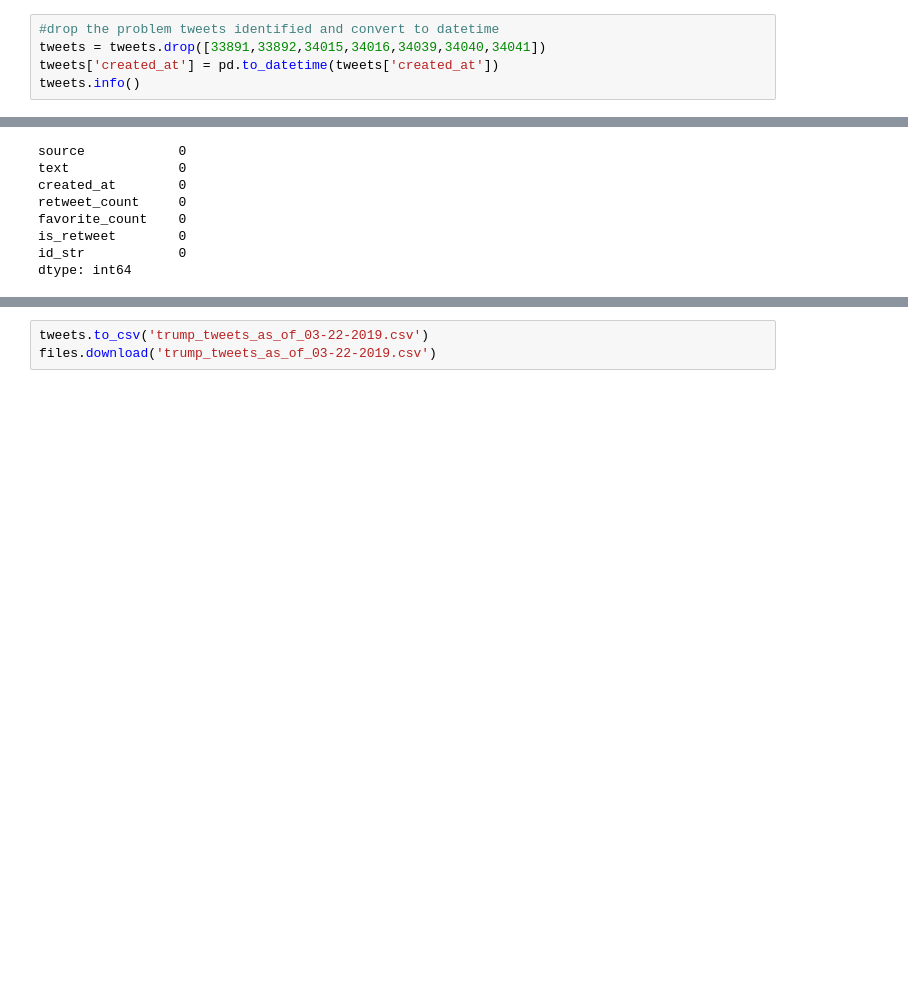
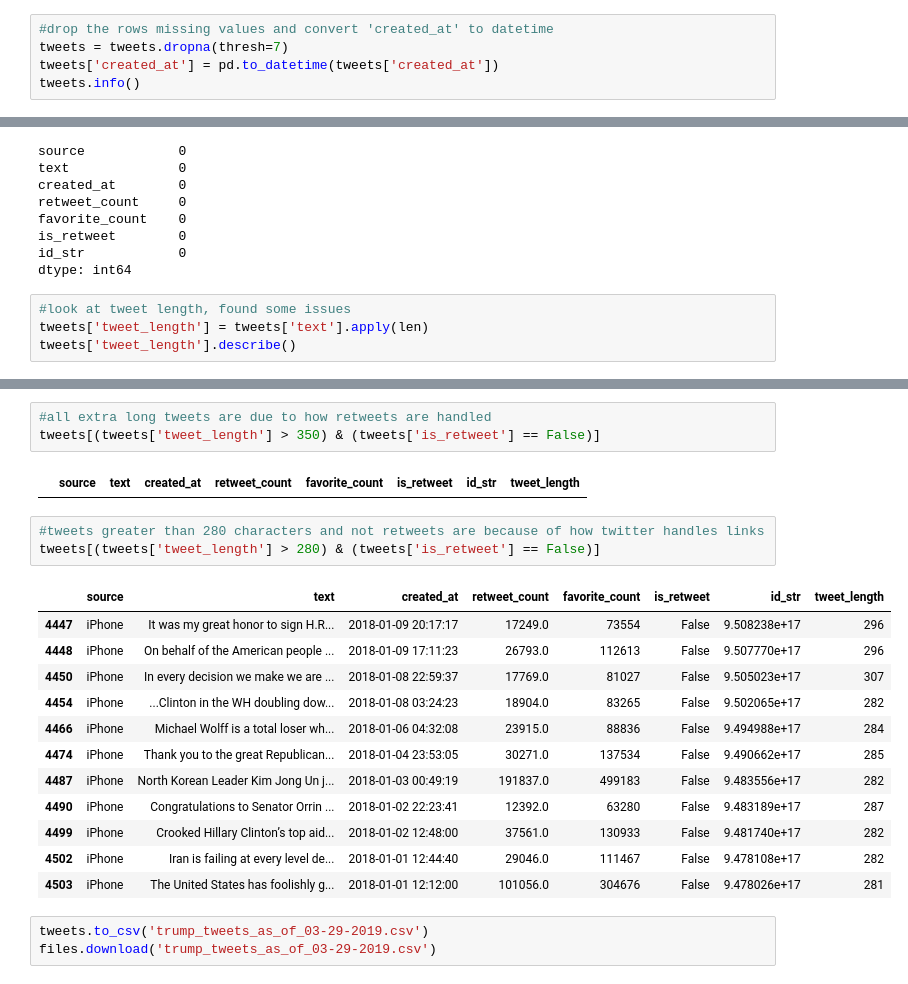
Before and after one commit to bundickm/trump_twitter_archive, a Jupyter notebook: trump_tweets_cleaning.ipynb, the cells around one changed output, grey strips where cells are left out. Saved outputs shown, nothing was run; the diff lists cells and outputs as text; blank space fills up the shorter version.

```diff
--- a/trump_tweets_cleaning.ipynb
+++ b/trump_tweets_cleaning.ipynb
@@ -105,6 +121,6 @@ problem_tweets.head(64)
 # %%
-#drop the problem tweets identified and convert to datetime
-tweets = tweets.drop([33891,33892,34015,34016,34039,34040,34041])
+#drop the rows missing values and convert 'created_at' to datetime
+tweets = tweets.dropna(thresh=7)
 tweets['created_at'] = pd.to_datetime(tweets['created_at'])
 tweets.info()
 # %% [output]
@@ -159,3 +147,7 @@ favorite_count    0
 is_retweet        0
 id_str            0
 dtype: int64
+# %%
+#look at tweet length, found some issues
+tweets['tweet_length'] = tweets['text'].apply(len)
+tweets['tweet_length'].describe()
@@ -162,3 +164,24 @@ dtype: int64
+# %%
+#all extra long tweets are due to how retweets are handled
+tweets[(tweets['tweet_length'] > 350) & (tweets['is_retweet'] == False)]
+# %% [output]
+|  | source | text | created_at | retweet_count | favorite_count | is_retweet | id_str | tweet_length |
+# %%
+#tweets greater than 280 characters and not retweets are because of how twitter handles links
+tweets[(tweets['tweet_length'] > 280) & (tweets['is_retweet'] == False)]
+# %% [output]
+|  | source | text | created_at | retweet_count | favorite_count | is_retweet | id_str | tweet_length |
+| 4447 | iPhone | It was my great honor to sign H.R... | 2018-01-09 20:17:17 | 17249.0 | 73554 | False | 9.508238e+17 | 296 |
+| 4448 | iPhone | On behalf of the American people ... | 2018-01-09 17:11:23 | 26793.0 | 112613 | False | 9.507770e+17 | 296 |
+| 4450 | iPhone | In every decision we make we are ... | 2018-01-08 22:59:37 | 17769.0 | 81027 | False | 9.505023e+17 | 307 |
+| 4454 | iPhone | ...Clinton in the WH doubling dow... | 2018-01-08 03:24:23 | 18904.0 | 83265 | False | 9.502065e+17 | 282 |
+| 4466 | iPhone | Michael Wolff is a total loser wh... | 2018-01-06 04:32:08 | 23915.0 | 88836 | False | 9.494988e+17 | 284 |
+| 4474 | iPhone | Thank you to the great Republican... | 2018-01-04 23:53:05 | 30271.0 | 137534 | False | 9.490662e+17 | 285 |
+| 4487 | iPhone | North Korean Leader Kim Jong Un j... | 2018-01-03 00:49:19 | 191837.0 | 499183 | False | 9.483556e+17 | 282 |
+| 4490 | iPhone | Congratulations to Senator Orrin ... | 2018-01-02 22:23:41 | 12392.0 | 63280 | False | 9.483189e+17 | 287 |
+| 4499 | iPhone | Crooked Hillary Clinton’s top aid... | 2018-01-02 12:48:00 | 37561.0 | 130933 | False | 9.481740e+17 | 282 |
+| 4502 | iPhone | Iran is failing at every level de... | 2018-01-01 12:44:40 | 29046.0 | 111467 | False | 9.478108e+17 | 282 |
+| 4503 | iPhone | The United States has foolishly g... | 2018-01-01 12:12:00 | 101056.0 | 304676 | False | 9.478026e+17 | 281 |
 # %%
-tweets.to_csv('trump_tweets_as_of_03-22-2019.csv')
-files.download('trump_tweets_as_of_03-22-2019.csv')
+tweets.to_csv('trump_tweets_as_of_03-29-2019.csv')
+files.download('trump_tweets_as_of_03-29-2019.csv')
```
Also changed, not shown: parts of 8 cells of this notebook.
